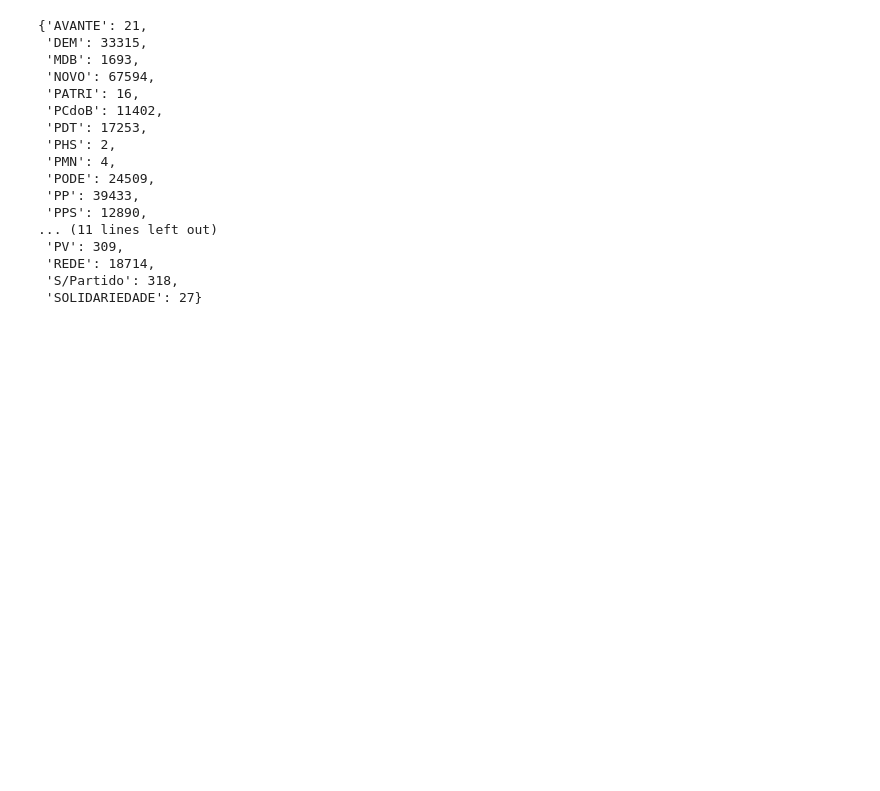
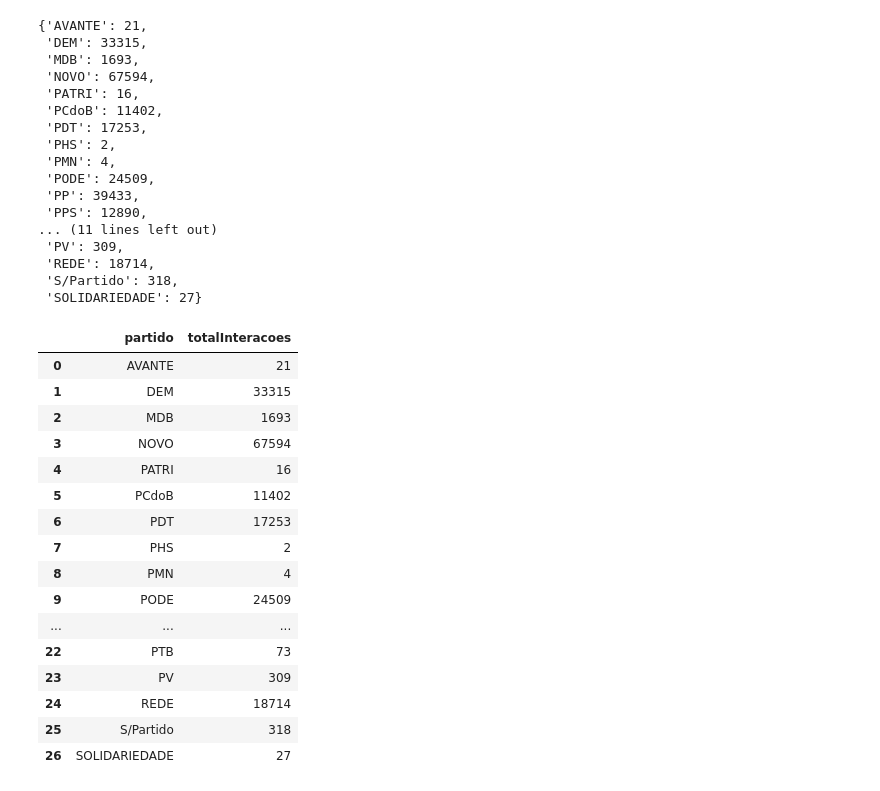
Before and after one commit to hiagonfs/analise_parlamentar, a Jupyter notebook: tcc_1first.ipynb, the cells around one changed output. Drawn from its saved outputs; the diff is of its cells as text; code cells hidden in the pictures; blank space fills up the shorter version.

```diff
--- a/tcc_1first.ipynb
+++ b/tcc_1first.ipynb
@@ -216,3 +214,27 @@ dict_totalInteracoesPorPartido
  'REDE': 18714,
  'S/Partido': 318,
  'SOLIDARIEDADE': 27}
+# %%
+dt_fromdict = pd.DataFrame.from_dict(dict_totalInteracoesPorPartido, orient='index').reset_index()
+
+dt_fromdict.columns = ['partido', 'totalInteracoes']
+
+dt_fromdict
+# %% [output]
+|  | partido | totalInteracoes |
+| 0 | AVANTE | 21 |
+| 1 | DEM | 33315 |
+| 2 | MDB | 1693 |
+| 3 | NOVO | 67594 |
+| 4 | PATRI | 16 |
+| 5 | PCdoB | 11402 |
+| 6 | PDT | 17253 |
+| 7 | PHS | 2 |
+| 8 | PMN | 4 |
+| 9 | PODE | 24509 |
+| ... | ... | ... |
+| 22 | PTB | 73 |
+| 23 | PV | 309 |
+| 24 | REDE | 18714 |
+| 25 | S/Partido | 318 |
+| 26 | SOLIDARIEDADE | 27 |
```
Also changed, not shown: parts of 2 cells of this notebook.
